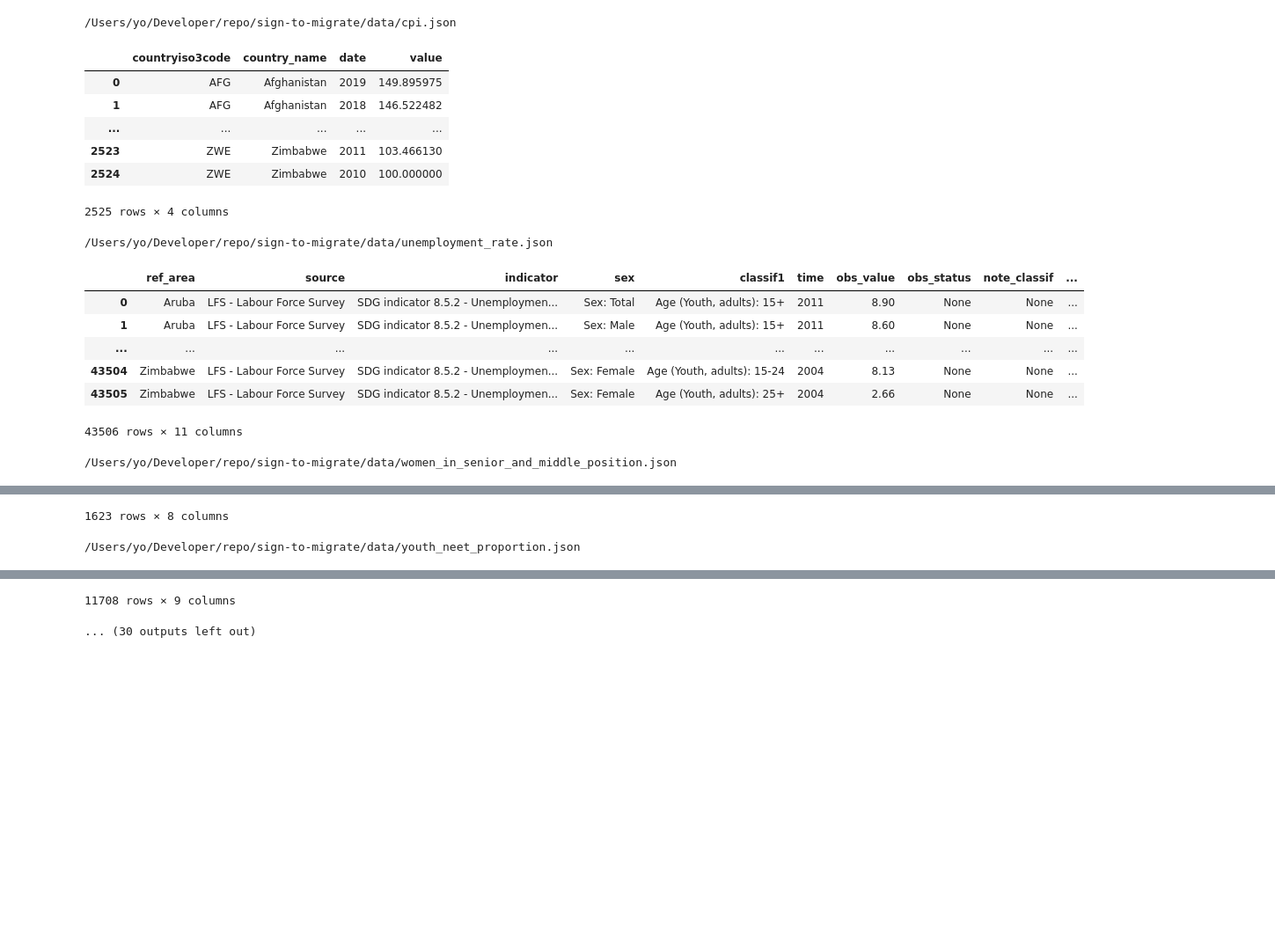
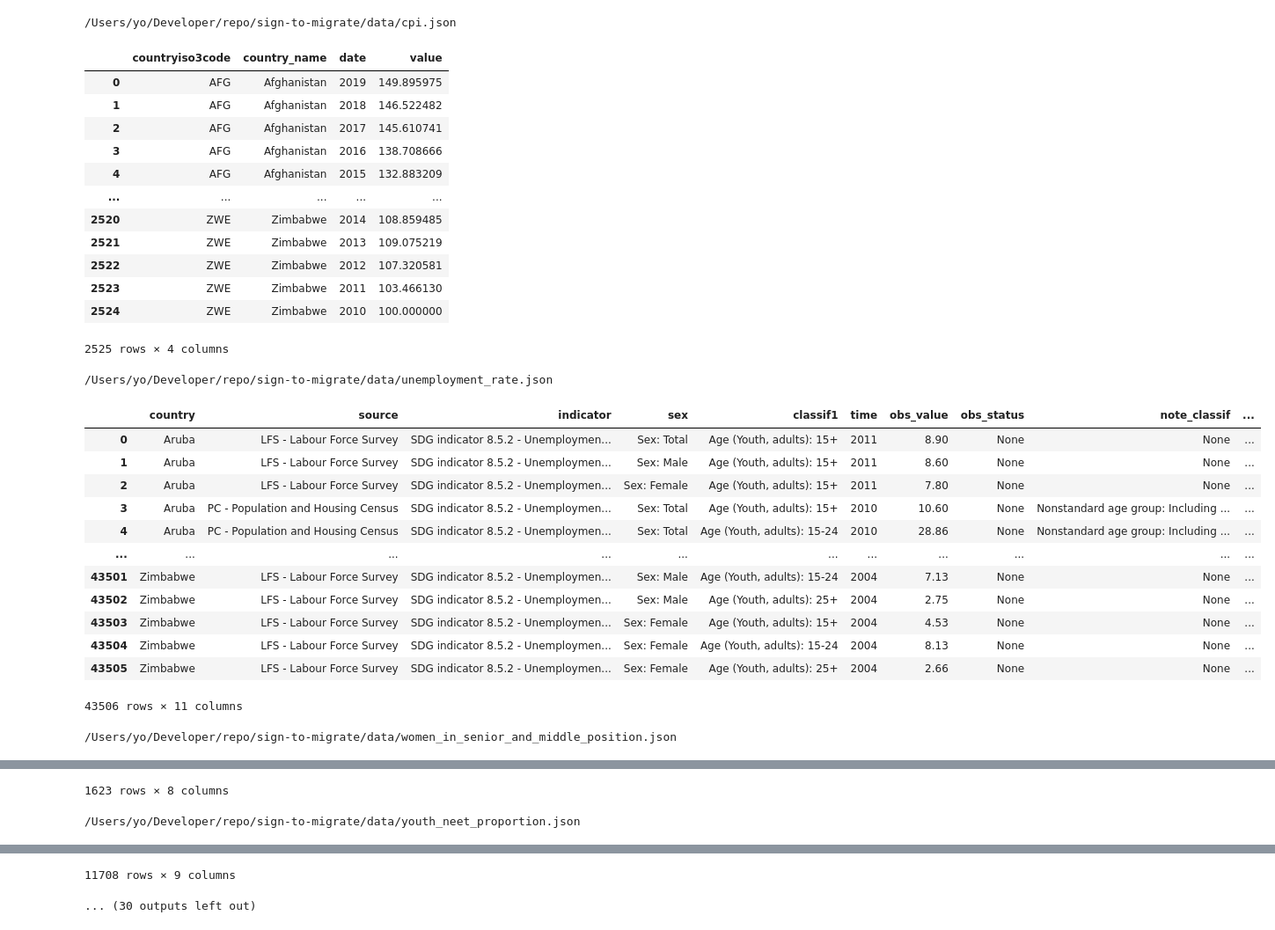
Before and after one commit to yoichiojima-2/migrate, a Jupyter notebook: explore/explore/playground.ipynb, the cells around one changed output, grey strips where cells are left out. Shown at 88% size. Cells and saved outputs as stored; diff of their text form; code cells hidden in the pictures; blank space fills up the shorter version.

Commit message:
rename ref_area -> country / check data

```diff
--- a/explore/explore/playground.ipynb
+++ b/explore/explore/playground.ipynb
@@ -1,34 +1,48 @@
 # %%
 import os
 from pathlib import Path
 import pandas as pd
 from IPython.display import display
 
-pd.options.display.max_rows = 5
+
+pd.options.display.max_rows = 10
 pd.options.display.max_columns = 1000
+pd.set_option("display.max_colwidth", None)
 
 
 def read_data(path: Path) -> pd.DataFrame:
     return pd.read_json(path)
 
 
 for i in Path(os.getenv("DATA_DIR")).rglob("*.json"):
     print(i)
     display(read_data(i))
 # %% [output]
 /Users/yo/Developer/repo/sign-to-migrate/data/cpi.json
 |  | countryiso3code | country_name | date | value |
 | 0 | AFG | Afghanistan | 2019 | 149.895975 |
 | 1 | AFG | Afghanistan | 2018 | 146.522482 |
+| 2 | AFG | Afghanistan | 2017 | 145.610741 |
+| 3 | AFG | Afghanistan | 2016 | 138.708666 |
+| 4 | AFG | Afghanistan | 2015 | 132.883209 |
 | ... | ... | ... | ... | ... |
+| 2520 | ZWE | Zimbabwe | 2014 | 108.859485 |
+| 2521 | ZWE | Zimbabwe | 2013 | 109.075219 |
+| 2522 | ZWE | Zimbabwe | 2012 | 107.320581 |
 | 2523 | ZWE | Zimbabwe | 2011 | 103.466130 |
 | 2524 | ZWE | Zimbabwe | 2010 | 100.000000 |
 2525 rows × 4 columns
 /Users/yo/Developer/repo/sign-to-migrate/data/unemployment_rate.json
-|  | ref_area | source | indicator | sex | classif1 | time | obs_value | obs_status | note_classif | ... |
+|  | country | source | indicator | sex | classif1 | time | obs_value | obs_status | note_classif | ... |
 | 0 | Aruba | LFS - Labour Force Survey | SDG indicator 8.5.2 - Unemploymen... | Sex: Total | Age (Youth, adults): 15+ | 2011 | 8.90 | None | None | ... |
 | 1 | Aruba | LFS - Labour Force Survey | SDG indicator 8.5.2 - Unemploymen... | Sex: Male | Age (Youth, adults): 15+ | 2011 | 8.60 | None | None | ... |
+| 2 | Aruba | LFS - Labour Force Survey | SDG indicator 8.5.2 - Unemploymen... | Sex: Female | Age (Youth, adults): 15+ | 2011 | 7.80 | None | None | ... |
+| 3 | Aruba | PC - Population and Housing Census | SDG indicator 8.5.2 - Unemploymen... | Sex: Total | Age (Youth, adults): 15+ | 2010 | 10.60 | None | Nonstandard age group: Including ... | ... |
+| 4 | Aruba | PC - Population and Housing Census | SDG indicator 8.5.2 - Unemploymen... | Sex: Total | Age (Youth, adults): 15-24 | 2010 | 28.86 | None | Nonstandard age group: Including ... | ... |
 | ... | ... | ... | ... | ... | ... | ... | ... | ... | ... | ... |
+| 43501 | Zimbabwe | LFS - Labour Force Survey | SDG indicator 8.5.2 - Unemploymen... | Sex: Male | Age (Youth, adults): 15-24 | 2004 | 7.13 | None | None | ... |
+| 43502 | Zimbabwe | LFS - Labour Force Survey | SDG indicator 8.5.2 - Unemploymen... | Sex: Male | Age (Youth, adults): 25+ | 2004 | 2.75 | None | None | ... |
+| 43503 | Zimbabwe | LFS - Labour Force Survey | SDG indicator 8.5.2 - Unemploymen... | Sex: Female | Age (Youth, adults): 15+ | 2004 | 4.53 | None | None | ... |
 | 43504 | Zimbabwe | LFS - Labour Force Survey | SDG indicator 8.5.2 - Unemploymen... | Sex: Female | Age (Youth, adults): 15-24 | 2004 | 8.13 | None | None | ... |
 | 43505 | Zimbabwe | LFS - Labour Force Survey | SDG indicator 8.5.2 - Unemploymen... | Sex: Female | Age (Youth, adults): 25+ | 2004 | 2.66 | None | None | ... |
 43506 rows × 11 columns
```
Also changed, not shown: parts of 1 cell of this notebook, 12 other files.
